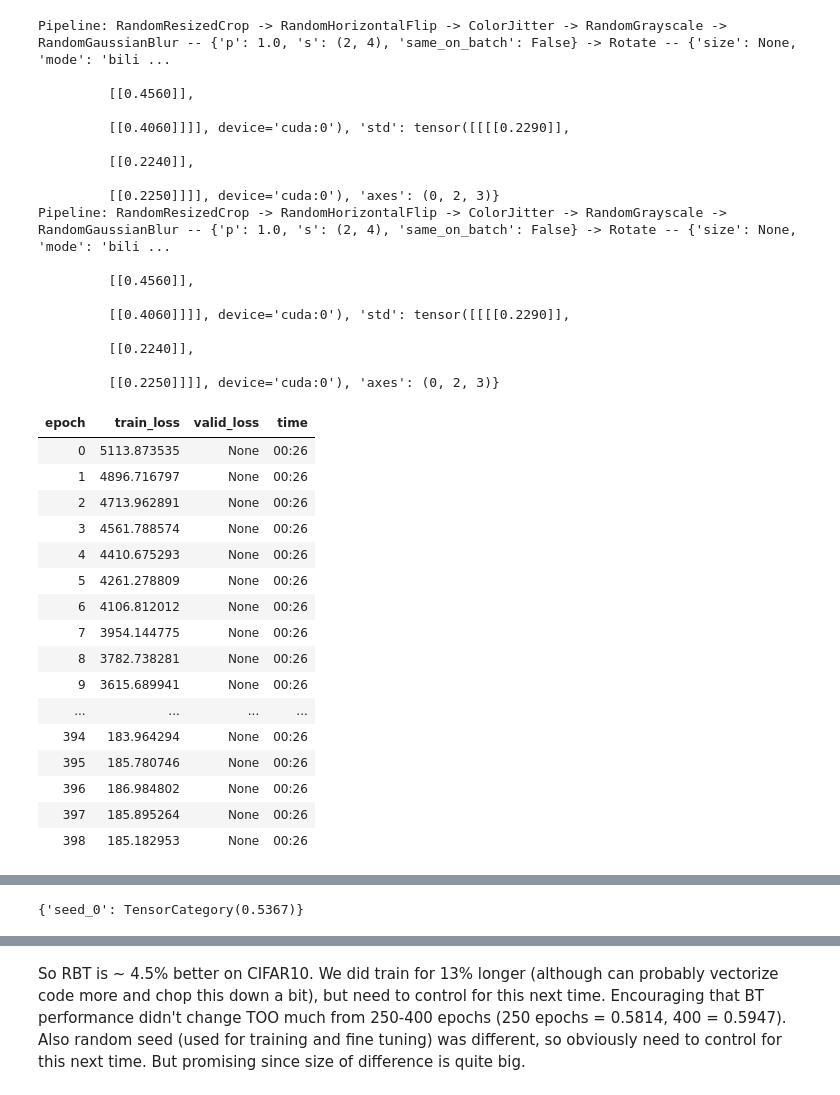
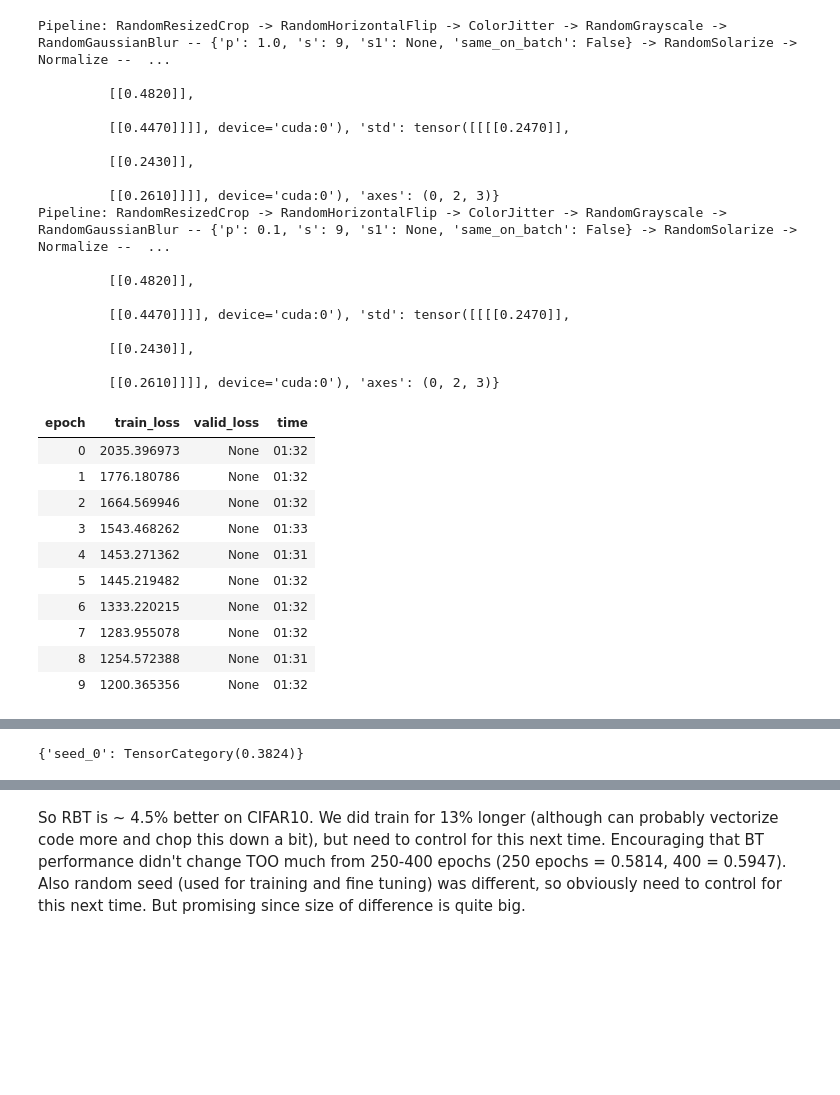
Before and after one commit to hamish-haggerty/AI-hacking, a Jupyter notebook: SSL/bt_cifar10.ipynb, the cells around one changed output, grey strips where cells are left out. Cells and saved outputs as stored; diff of their text form; code cells hidden in the pictures; blank space fills up the shorter version.

```diff
--- a/SSL/bt_cifar10.ipynb
+++ b/SSL/bt_cifar10.ipynb
@@ -502,15 +690,16 @@ def train_head(encoder_nograd,bs_tune,tune_seed=10): #The seed choses a differen
     head.to(device)
     optimizer = torch.optim.Adam(head.parameters())
     criterion = nn.CrossEntropyLoss()
-    for epoch in range(600):
+    for epoch in range(40):
         #for x,y in dls_tune.valid: #Slows massively on colab but not on kaggle. Weird.
-        x,y=dls_tune.valid.one_batch() #Same every time since dataset only has length=batch size = 20.
+        x,y=dls_tune.train.one_batch() #Same every time since dataset only has length=batch size = 20.
                                         #Will need to fix this for CIFAR10 etc
 
         loss = criterion(head(encoder_nograd(x)),y)
         optimizer.zero_grad()
         loss.backward()
         optimizer.step()
+        print(loss)
 
     return head
 
@@ -592,64 +799,60 @@ assert N == len(dls_test.train_ds)
 # #In this cell we train BT / RBT and then evaluate
 
 # # #Train BT / RBT
-ps=2*3000
+ps=1024
 hs=ps
 fastai_encoder = create_fastai_encoder(xresnet34(),pretrained=False,n_in=3)
 model = create_barlow_twins_model(fastai_encoder, hidden_size=hs,projection_size=ps)# projection_size=1024)
 
-#This is the aug pipeline we have been using so far - i.e. no grayscale conversion
-#aug_pipelines = get_barlow_twins_aug_pipelines(size=size, rotate=True, jitter=True, bw=False, blur=True, resize_scale=(0.8, 1.0), resize_ratio=(0.5, 2.0), rotate_deg=60, jitter_s=0.7, blur_s=(2, 4), same_on_batch=False, flip_p=0.5, rotate_p=1.0, jitter_p=1.0, bw_p=1.0, blur_p=1.0, cuda=True, xtra_tfms=[])
+# #This is the aug pipeline we have been using so far - i.e. no grayscale conversion
+# #aug_pipelines = get_barlow_twins_aug_pipelines(size=size, rotate=True, jitter=True, bw=False, blur=True, resize_scale=(0.8, 1.0), resize_ratio=(0.5, 2.0), rotate_deg=60, jitter_s=0.7, blur_s=(2, 4), same_on_batch=False, flip_p=0.5, rotate_p=1.0, jitter_p=1.0, bw_p=1.0, blur_p=1.0, cuda=True, xtra_tfms=[])
 
-#This is exactly the same EXCEPT we have grayscale conversion, i.e. bw=True with also bw_p=0.25
-aug_pipelines = get_barlow_twins_aug_pipelines(size=size,bw=True, rotate=True, jitter=True, blur=True, resize_scale=(0.8, 1.0), resize_ratio=(0.5, 2.0), rotate_deg=60, jitter_s=0.7, blur_s=(2, 4), same_on_batch=False,bw_p=0.25, flip_p=0.5, rotate_p=1.0, jitter_p=1.0, blur_p=1.0, cuda=True, xtra_tfms=[])
+# #This is exactly the same EXCEPT we have grayscale conversion, i.e. bw=True with also bw_p=0.25
+# #aug_pipelines = get_barlow_twins_aug_pipelines(size=size,bw=True, rotate=True, jitter=True, blur=True, resize_scale=(0.8, 1.0), resize_ratio=(0.5, 2.0), rotate_deg=60, jitter_s=0.7, blur_s=(2, 4), same_on_batch=False,bw_p=0.25, flip_p=0.5, rotate_p=1.0, jitter_p=1.0, blur_p=1.0, cuda=True, xtra_tfms=[])
 
-learn = Learner(dls, model ,cbs=[BarlowTwins(aug_pipelines, print_augs=True)])
+aug_pipelines_1 = get_barlow_twins_aug_pipelines(size=size,bw=True, rotate=False, jitter=True, blur=True,solar=True,resize_scale=(0.15, 1.0), rotate_deg=60, jitter_s=1.0, blur_s=math.ceil(size/10)+1,sol_t=0.01,sol_a=0.01,bw_p=0.2, flip_p=0.5, rotate_p=0.5, jitter_p=0.8, blur_p=1.0,sol_p=0.0,stats=cifar_stats,same_on_batch=False, cuda=(device=='cuda'), xtra_tfms=[])
+aug_pipelines_2 = get_barlow_twins_aug_pipelines(size=size,bw=True, rotate=False, jitter=True, blur=True,solar=True,resize_scale=(0.15, 1.0), rotate_deg=60, jitter_s=1.0, blur_s=math.ceil(size/10)+1,sol_t=0.01,sol_a=0.01,bw_p=0.2, flip_p=0.5, rotate_p=0.5, jitter_p=0.8, blur_p=0.1,sol_p=0.2,stats=cifar_stats,same_on_batch=False, cuda=(device=='cuda'), xtra_tfms=[])
+aug_pipelines = [aug_pipelines_1,aug_pipelines_2]
 
-learn.fit(400)
-
+learn = Learner(dls, model ,cbs=[BarlowTwins(aug_pipelines,n_in=3, print_augs=True)])
+learn.fit(10)
 # #Test performance of encoder
 performance_dict={}
 fastai_encoder.eval()
 encoder_nograd = turnoffgrad_model(fastai_encoder)
 for num in range(1):
     pct_correct = eval_encoder(encoder_nograd,tune_seed=tune_seed+num)
     performance_dict[f'seed_{num}'] = pct_correct
 
 print(torch.mean(tensor(list(performance_dict.values()))))
 performance_dict
 # %% [output]
-Pipeline: RandomResizedCrop -> RandomHorizontalFlip -> ColorJitter -> RandomGrayscale -> RandomGaussianBlur -- {'p': 1.0, 's': (2, 4), 'same_on_batch': False} -> Rotate -- {'size': None, 'mode': 'bili ...
+Pipeline: RandomResizedCrop -> RandomHorizontalFlip -> ColorJitter -> RandomGrayscale -> RandomGaussianBlur -- {'p': 1.0, 's': 9, 's1': None, 'same_on_batch': False} -> RandomSolarize -> Normalize --  ...
 
-         [[0.4560]],
+         [[0.4820]],
 
-         [[0.4060]]]], device='cuda:0'), 'std': tensor([[[[0.2290]],
+         [[0.4470]]]], device='cuda:0'), 'std': tensor([[[[0.2470]],
 
-         [[0.2240]],
+         [[0.2430]],
 
-         [[0.2250]]]], device='cuda:0'), 'axes': (0, 2, 3)}
-Pipeline: RandomResizedCrop -> RandomHorizontalFlip -> ColorJitter -> RandomGrayscale -> RandomGaussianBlur -- {'p': 1.0, 's': (2, 4), 'same_on_batch': False} -> Rotate -- {'size': None, 'mode': 'bili ...
+         [[0.2610]]]], device='cuda:0'), 'axes': (0, 2, 3)}
+Pipeline: RandomResizedCrop -> RandomHorizontalFlip -> ColorJitter -> RandomGrayscale -> RandomGaussianBlur -- {'p': 0.1, 's': 9, 's1': None, 'same_on_batch': False} -> RandomSolarize -> Normalize --  ...
 
-         [[0.4560]],
+         [[0.4820]],
 
-         [[0.4060]]]], device='cuda:0'), 'std': tensor([[[[0.2290]],
+         [[0.4470]]]], device='cuda:0'), 'std': tensor([[[[0.2470]],
 
-         [[0.2240]],
+         [[0.2430]],
 
-         [[0.2250]]]], device='cuda:0'), 'axes': (0, 2, 3)}
+         [[0.2610]]]], device='cuda:0'), 'axes': (0, 2, 3)}
 | epoch | train_loss | valid_loss | time |
-| 0 | 5113.873535 | None | 00:26 |
-| 1 | 4896.716797 | None | 00:26 |
-| 2 | 4713.962891 | None | 00:26 |
-| 3 | 4561.788574 | None | 00:26 |
-| 4 | 4410.675293 | None | 00:26 |
-| 5 | 4261.278809 | None | 00:26 |
-| 6 | 4106.812012 | None | 00:26 |
-| 7 | 3954.144775 | None | 00:26 |
-| 8 | 3782.738281 | None | 00:26 |
-| 9 | 3615.689941 | None | 00:26 |
-| ... | ... | ... | ... |
-| 394 | 183.964294 | None | 00:26 |
-| 395 | 185.780746 | None | 00:26 |
-| 396 | 186.984802 | None | 00:26 |
-| 397 | 185.895264 | None | 00:26 |
-| 398 | 185.182953 | None | 00:26 |
+| 0 | 2035.396973 | None | 01:32 |
+| 1 | 1776.180786 | None | 01:32 |
+| 2 | 1664.569946 | None | 01:32 |
+| 3 | 1543.468262 | None | 01:33 |
+| 4 | 1453.271362 | None | 01:31 |
+| 5 | 1445.219482 | None | 01:32 |
+| 6 | 1333.220215 | None | 01:32 |
+| 7 | 1283.955078 | None | 01:32 |
+| 8 | 1254.572388 | None | 01:31 |
+| 9 | 1200.365356 | None | 01:32 |
@@ -657 +876 @@ tensor(0.5367)
-{'seed_0': TensorCategory(0.5367)}
+{'seed_0': TensorCategory(0.3824)}
```
Also changed, not shown: parts of 10 cells of this notebook.
